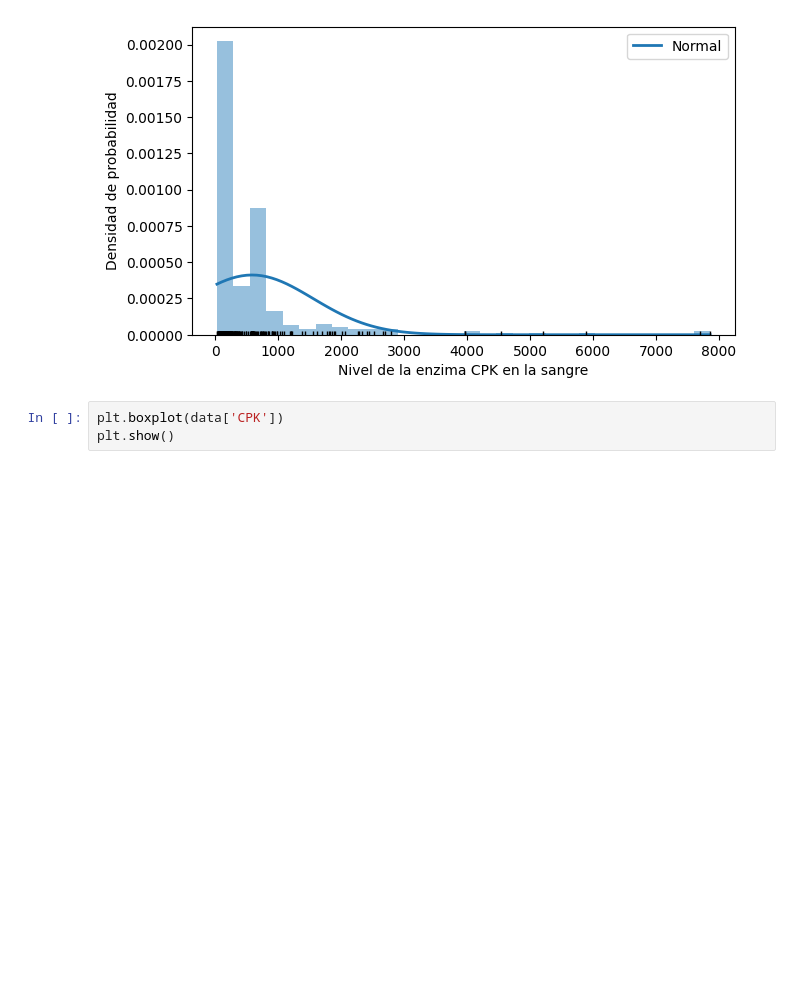
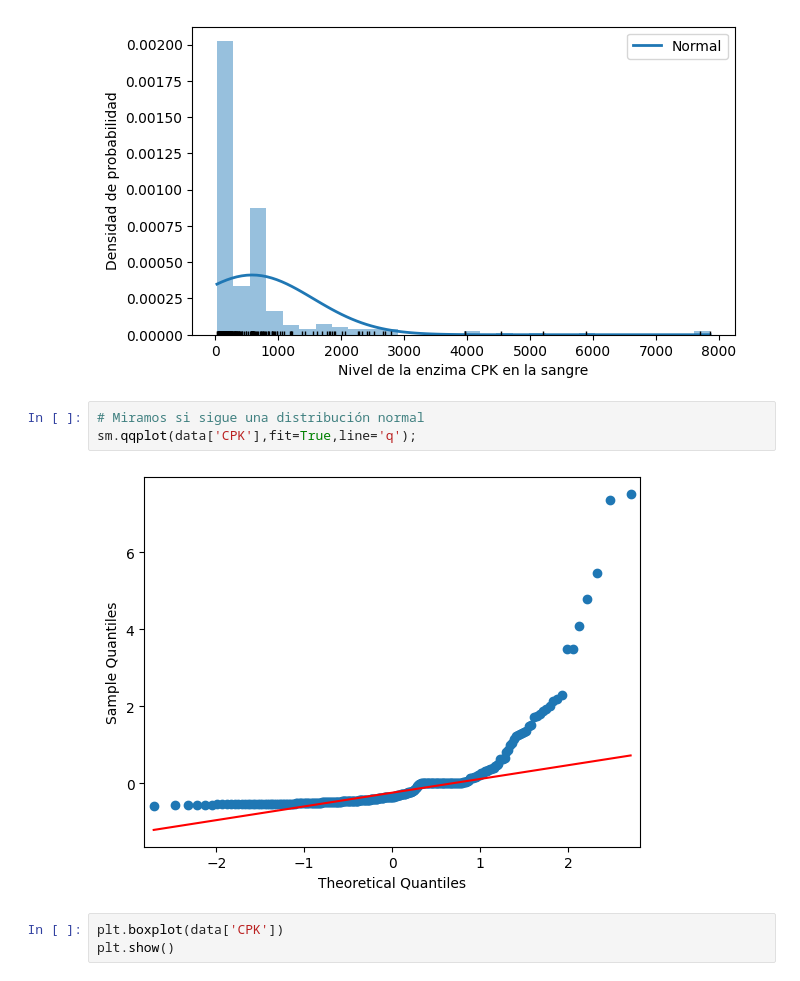
Before and after one commit to BertaVives/Analisis-de-la-insuficiencia-cardiaca, a Jupyter notebook: src/EDA.ipynb, the cells around one changed output. Saved outputs shown, nothing was run; the diff lists cells and outputs as text; blank space fills up the shorter version.

```diff
--- a/src/EDA.ipynb
+++ b/src/EDA.ipynb
@@ -221,6 +227,11 @@ ax.set_ylabel('Densidad de probabilidad')
 ax.legend();
 # %% [output]
 [figure]
+# %%
+# Miramos si sigue una distribución normal
+sm.qqplot(data['CPK'],fit=True,line='q');
+# %% [output]
+[figure, added]
 # %%
 plt.boxplot(data['CPK'])
 plt.show()
```
Also changed, not shown: parts of 27 cells of this notebook.
